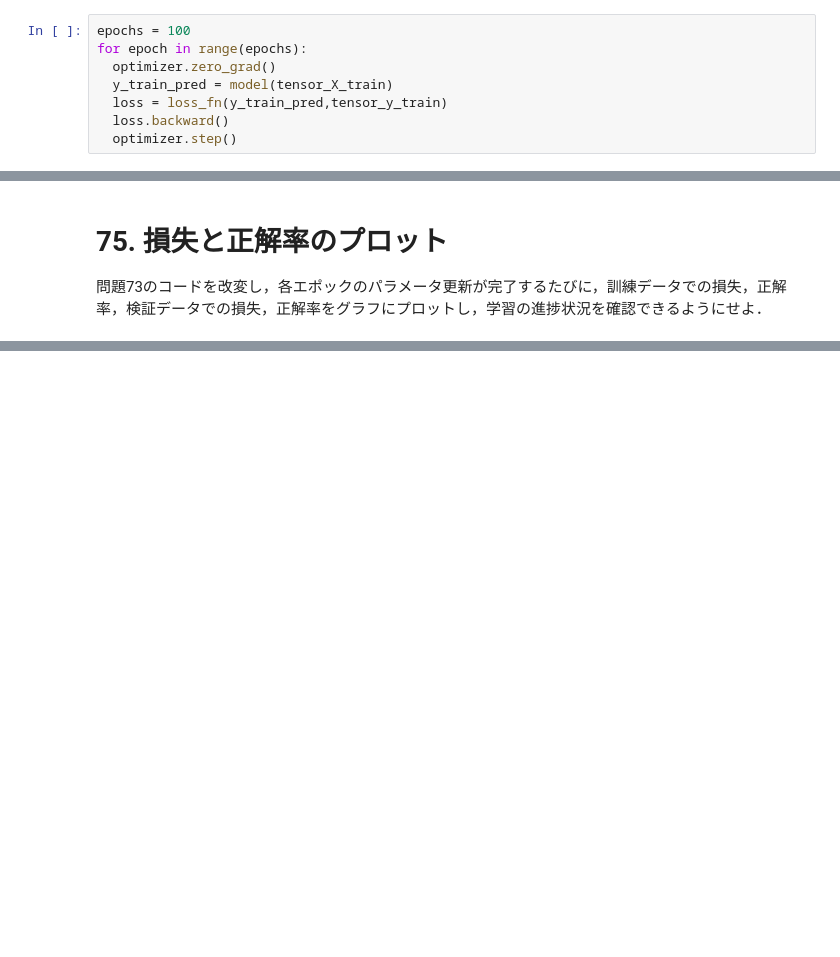
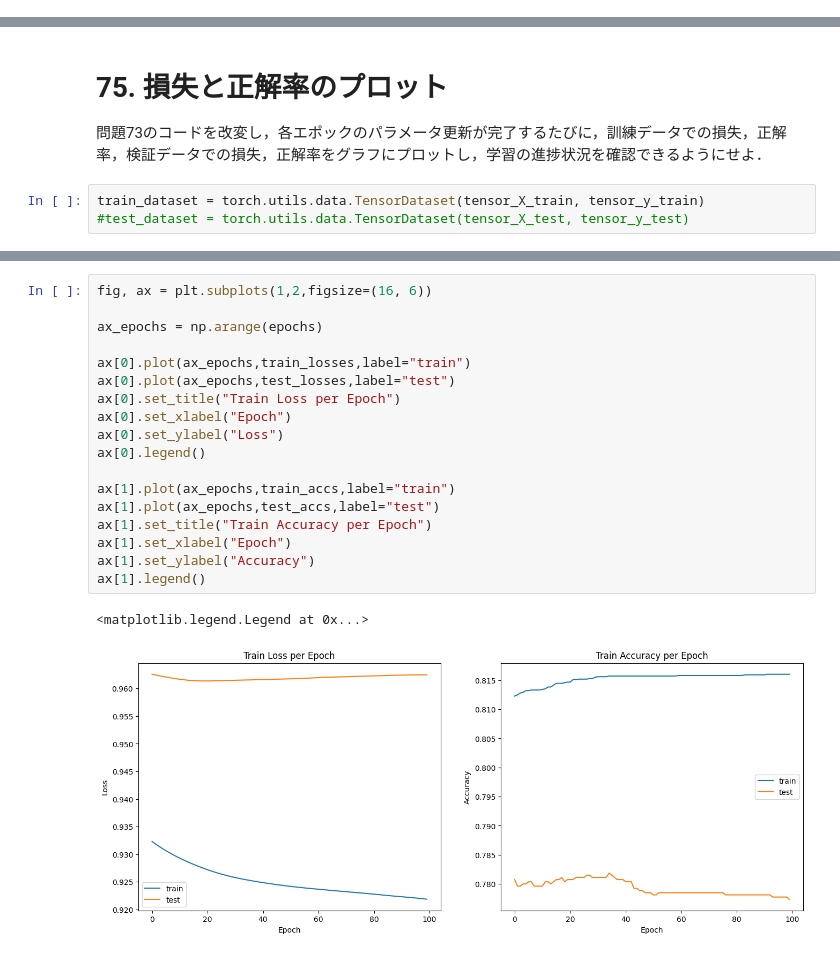
Before and after one commit to citrus1998/nlp100_with_alpha, a Jupyter notebook: nlp100_8.ipynb, the cells around one changed output, grey strips where cells are left out. Saved outputs shown, nothing was run; the diff lists cells and outputs as text; blank space fills up the shorter version.

```diff
--- a/nlp100_8.ipynb
+++ b/nlp100_8.ipynb
@@ -239,11 +239,3 @@ for epoch in range(epochs):
 # 74. 正解率の計測
 
 問題73で求めた行列を用いて学習データおよび評価データの事例を分類したとき，その正解率をそれぞれ求めよ．
-# %%
-epochs = 100
-for epoch in range(epochs):
-  optimizer.zero_grad()
-  y_train_pred = model(tensor_X_train)
-  loss = loss_fn(y_train_pred,tensor_y_train)
-  loss.backward()
-  optimizer.step()
@@ -262,3 +256,6 @@ Valid Accuracy: 0.7940074906367042
 # 75. 損失と正解率のプロット
 
 問題73のコードを改変し，各エポックのパラメータ更新が完了するたびに，訓練データでの損失，正解率，検証データでの損失，正解率をグラフにプロットし，学習の進捗状況を確認できるようにせよ．
+# %%
+train_dataset = torch.utils.data.TensorDataset(tensor_X_train, tensor_y_train)
+#test_dataset = torch.utils.data.TensorDataset(tensor_X_test, tensor_y_test)
@@ -264,0 +294,21 @@ Valid Accuracy: 0.7940074906367042
+# %%
+fig, ax = plt.subplots(1,2,figsize=(16, 6))
+
+ax_epochs = np.arange(epochs)
+
+ax[0].plot(ax_epochs,train_losses,label="train")
+ax[0].plot(ax_epochs,test_losses,label="test")
+ax[0].set_title("Train Loss per Epoch")
+ax[0].set_xlabel("Epoch")
+ax[0].set_ylabel("Loss")
+ax[0].legend()
+
+ax[1].plot(ax_epochs,train_accs,label="train")
+ax[1].plot(ax_epochs,test_accs,label="test")
+ax[1].set_title("Train Accuracy per Epoch")
+ax[1].set_xlabel("Epoch")
+ax[1].set_ylabel("Accuracy")
+ax[1].legend()
+# %% [output]
+<matplotlib.legend.Legend at 0x...>
+[figure, added]
```
Also changed, not shown: parts of 6 cells of this notebook.
